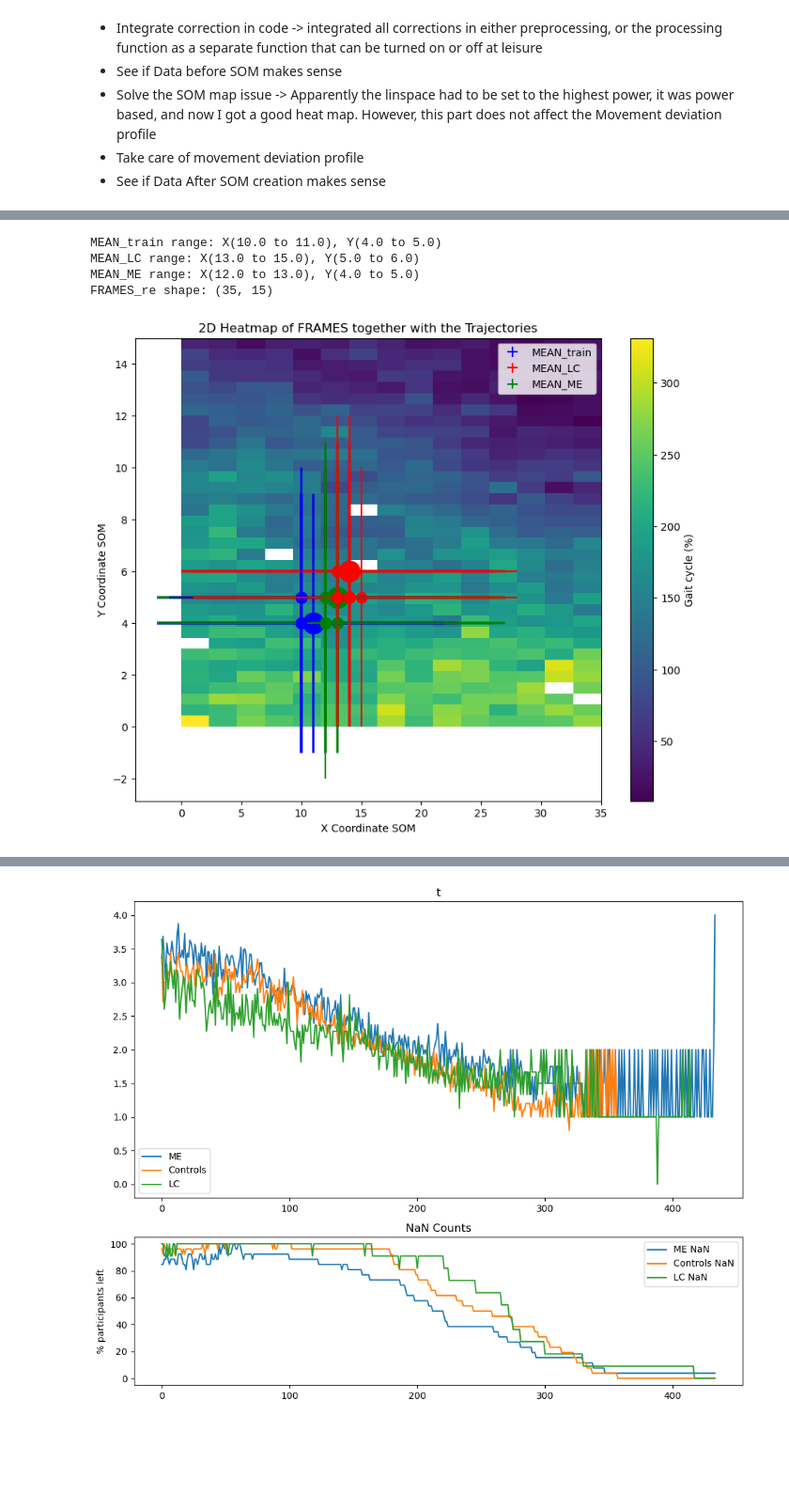
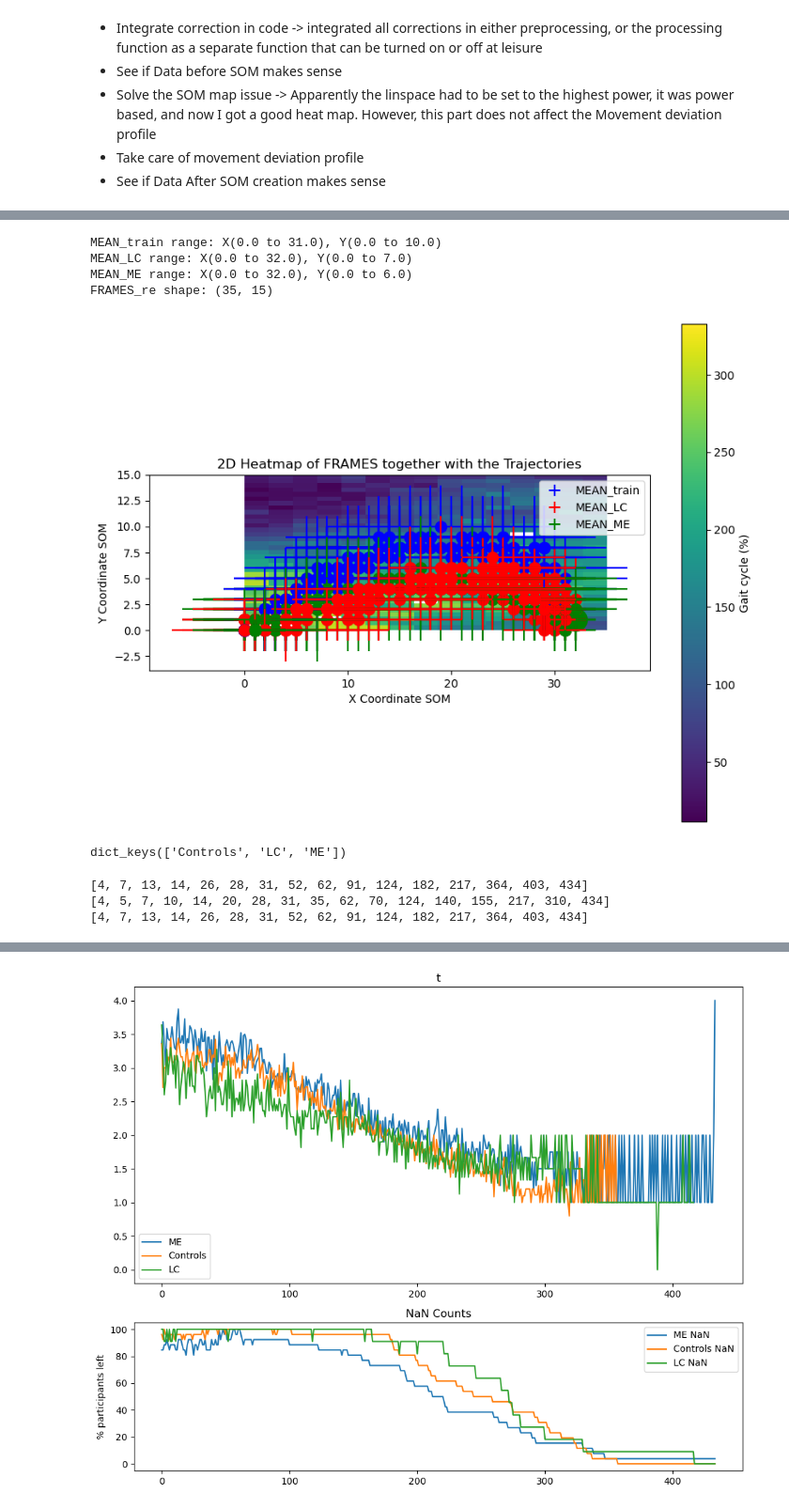
Before and after one commit to githubtijn2002/Thesis, a Jupyter notebook: 3_prepatory.ipynb, the cells around one changed output, grey strips where cells are left out. Shown at 94% size. Drawn from its saved outputs; the diff is of its cells as text; code cells hidden in the pictures; blank space fills up the shorter version.

```diff
--- a/3_prepatory.ipynb
+++ b/3_prepatory.ipynb
@@ -160,7 +160,7 @@ for x, plotdata in zip(['Controls', 'LC', 'ME'], [plotdata_controls, plotdata_LC
         # Create a list to store the values
         integer_division[x] = []
         # iterate over the range 3 to 101
-        for i in range(3, 102):
+        for i in range(3, 435):
             # Check if the length of the data is divisible by i
             if len(plotdata) % i == 0:
                 # If it is, store the value in the dictionary
@@ -193,42 +214,49 @@ extent = [0, FRAMES_re.shape[0], 0, FRAMES_re.shape[1]]
 
 plt.figure(figsize=(10, 8))
 plt.imshow(FRAMES_re, aspect='auto', cmap='viridis', origin='lower', extent=extent)
 plt.colorbar(label='Gait cycle (%)')
 plt.xlabel('X Coordinate SOM')
 plt.ylabel('Y Coordinate SOM')
 plt.title('2D Heatmap of FRAMES together with the Trajectories')
 
 for i in range(min(integer_division['Controls'][-1], integer_division['LC'][-1])):
     if i == 0:
         plt.errorbar(MEAN_train[i, 0], MEAN_train[i, 1], xerr=STD_train[i, 0], yerr=STD_train[i, 1], fmt='none', ecolor='b', label='MEAN_train')
         plt.errorbar(MEAN_LC[i, 0], MEAN_LC[i, 1], xerr=STD_LC[i, 0], yerr=STD_LC[i, 1], fmt='none', ecolor='r', label='MEAN_LC')
         plt.errorbar(MEAN_ME[i, 0], MEAN_ME[i, 1], xerr=STD_ME[i, 0], yerr=STD_ME[i, 1], fmt='none', ecolor='g', label='MEAN_ME')
         plt.plot(MEAN_train[i, 0], MEAN_train[i, 1], 'bo', markersize=marker_sizes[i])
         plt.plot(MEAN_LC[i, 0], MEAN_LC[i, 1], 'ro', markersize=marker_sizes[i])
         plt.plot(MEAN_ME[i, 0], MEAN_ME[i, 1], 'go', markersize=marker_sizes[i])
     else:
         plt.errorbar(MEAN_train[i, 0], MEAN_train[i, 1], xerr=STD_train[i, 0], yerr=STD_train[i, 1], fmt='none', ecolor='b')
         plt.errorbar(MEAN_LC[i, 0], MEAN_LC[i, 1], xerr=STD_LC[i, 0], yerr=STD_LC[i, 1], fmt='none', ecolor='r')
         plt.errorbar(MEAN_ME[i, 0], MEAN_ME[i, 1], xerr=STD_ME[i, 0], yerr=STD_ME[i, 1], fmt='none', ecolor='g')
         plt.plot(MEAN_train[i, 0], MEAN_train[i, 1], 'bo', markersize=marker_sizes[i])
         plt.plot(MEAN_LC[i, 0], MEAN_LC[i, 1], 'ro', markersize=marker_sizes[i])
         plt.plot(MEAN_ME[i, 0], MEAN_ME[i, 1], 'go', markersize=marker_sizes[i])
 
+plt.gca().set_aspect('equal', adjustable='box')
 
 plt.legend()
 plt.show()
 breakpoint()
 # %% [output]
-MEAN_train range: X(10.0 to 11.0), Y(4.0 to 5.0)
-MEAN_LC range: X(13.0 to 15.0), Y(5.0 to 6.0)
-MEAN_ME range: X(12.0 to 13.0), Y(4.0 to 5.0)
+MEAN_train range: X(0.0 to 31.0), Y(0.0 to 10.0)
+MEAN_LC range: X(0.0 to 32.0), Y(0.0 to 7.0)
+MEAN_ME range: X(0.0 to 32.0), Y(0.0 to 6.0)
 FRAMES_re shape: (35, 15)
-[figure, old version]
+[figure, new version]
 # %%
 integer_division.keys()
+# %% [output]
+dict_keys(['Controls', 'LC', 'ME'])
 # %%
 for i in integer_division.keys():
     print(integer_division[i])
+# %% [output]
+[4, 7, 13, 14, 26, 28, 31, 52, 62, 91, 124, 182, 217, 364, 403, 434]
+[4, 5, 7, 10, 14, 20, 28, 31, 35, 62, 70, 124, 140, 155, 217, 310, 434]
+[4, 7, 13, 14, 26, 28, 31, 52, 62, 91, 124, 182, 217, 364, 403, 434]
 # %%
 ## MOVEMENT DEVIATION PROFILE
 # here the aim is to find the difference in Quantization Errors of the train and the test set
```
Also changed, not shown: parts of 14 cells of this notebook, 2 other files.
